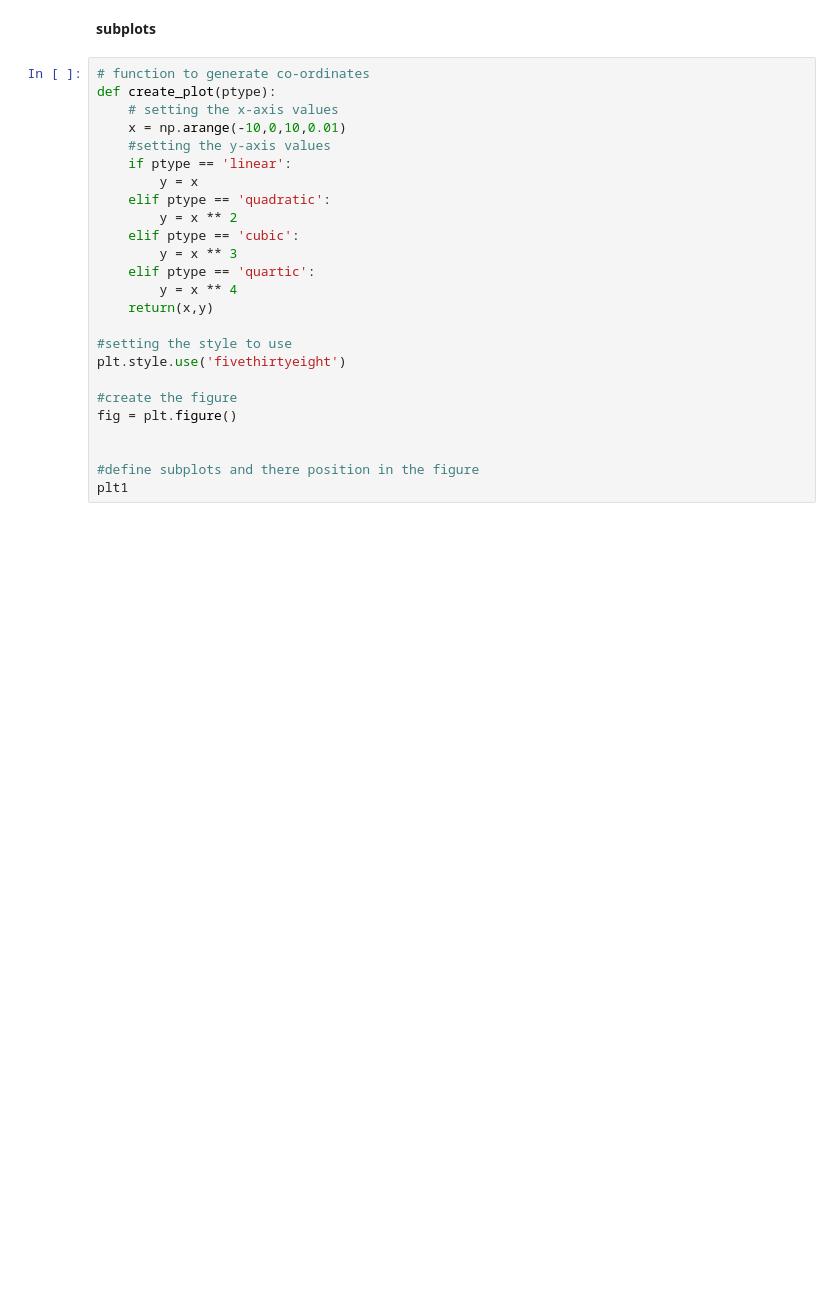
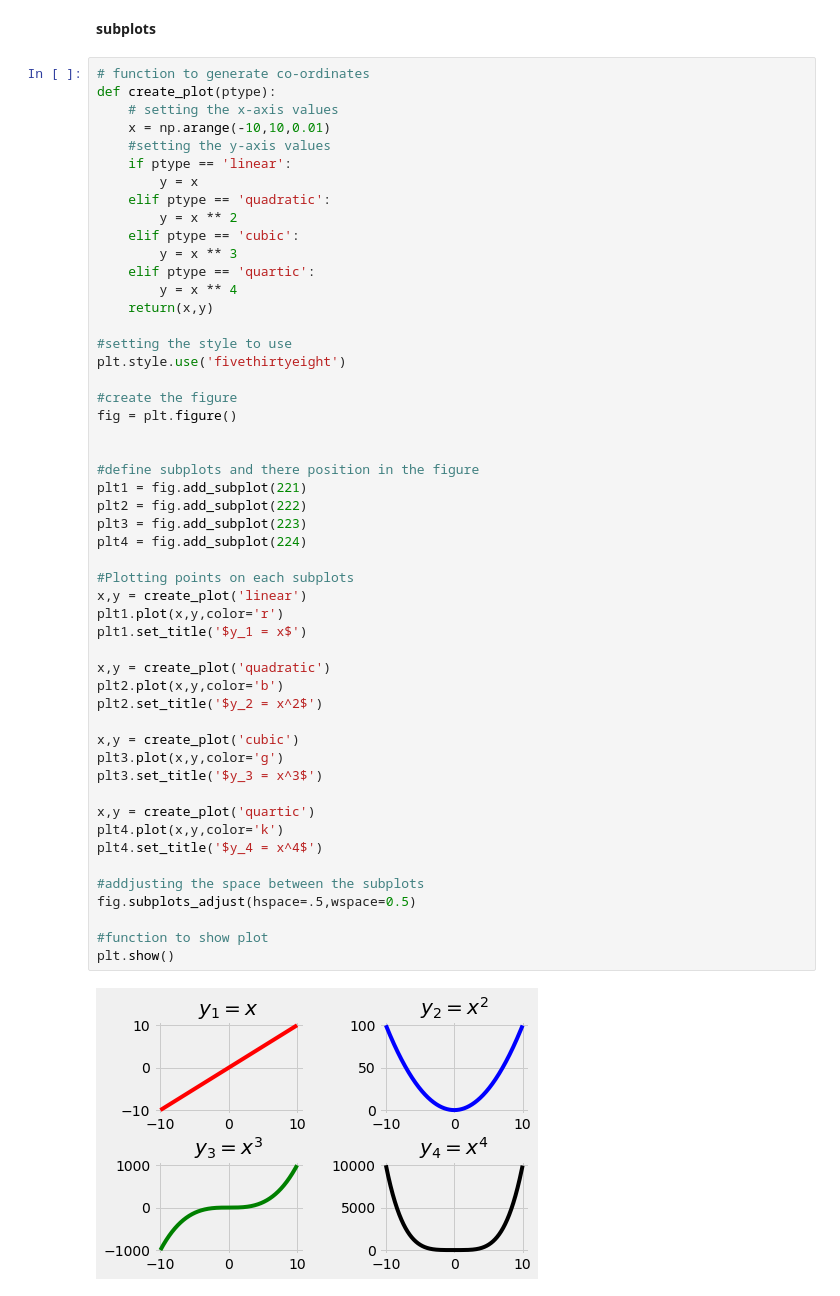
Before and after one commit to ArnabBasak/AnalyticsLabs_CaseStudies, a Jupyter notebook: Basic_Python/Data visualization .ipynb, the cells around one changed output. Drawn from its saved outputs; the diff is of its cells as text; blank space fills up the shorter version.

Commit message:
adding a the complete data visualization file

```diff
--- a/Basic_Python/Data visualization .ipynb
+++ b/Basic_Python/Data visualization .ipynb
@@ -183,25 +183,53 @@ plt.show()
 # %%
 # function to generate co-ordinates
 def create_plot(ptype):
     # setting the x-axis values
-    x = np.arange(-10,0,10,0.01)
+    x = np.arange(-10,10,0.01)
     #setting the y-axis values
     if ptype == 'linear':
         y = x
     elif ptype == 'quadratic':
         y = x ** 2
     elif ptype == 'cubic':
         y = x ** 3
     elif ptype == 'quartic':
         y = x ** 4
     return(x,y)
 
 #setting the style to use
 plt.style.use('fivethirtyeight')
 
 #create the figure
 fig = plt.figure()
 
 
 #define subplots and there position in the figure
-plt1
+plt1 = fig.add_subplot(221)
+plt2 = fig.add_subplot(222)
+plt3 = fig.add_subplot(223)
+plt4 = fig.add_subplot(224)
+
+#Plotting points on each subplots
+x,y = create_plot('linear')
+plt1.plot(x,y,color='r')
+plt1.set_title('$y_1 = x$')
+
+x,y = create_plot('quadratic')
+plt2.plot(x,y,color='b')
+plt2.set_title('$y_2 = x^2$')
+
+x,y = create_plot('cubic')
+plt3.plot(x,y,color='g')
+plt3.set_title('$y_3 = x^3$')
+
+x,y = create_plot('quartic')
+plt4.plot(x,y,color='k')
+plt4.set_title('$y_4 = x^4$')
+
+#addjusting the space between the subplots
+fig.subplots_adjust(hspace=.5,wspace=0.5)
+
+#function to show plot
+plt.show()
+# %% [output]
+[figure, added]
```
Also changed, not shown: parts of 22 cells of this notebook.
